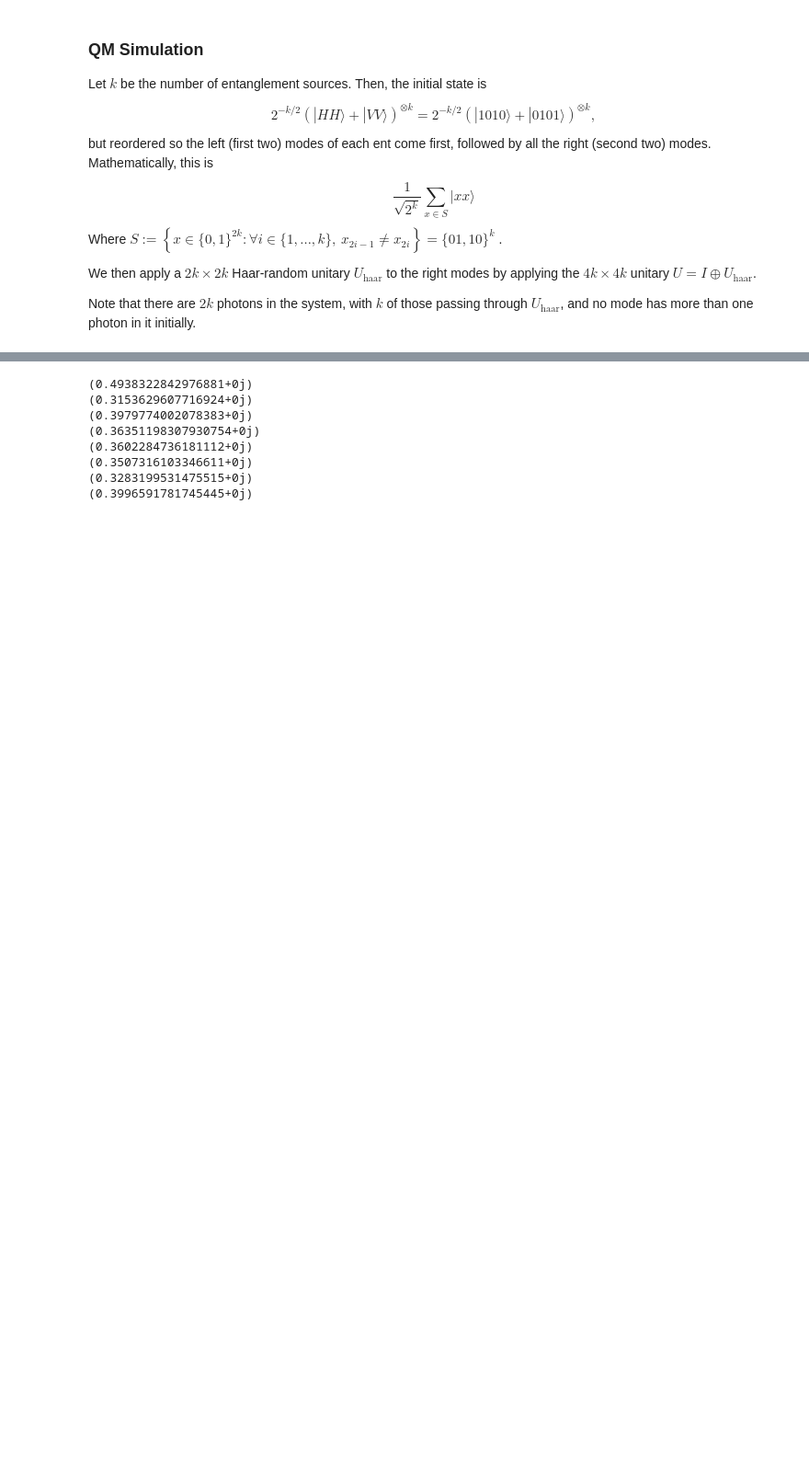
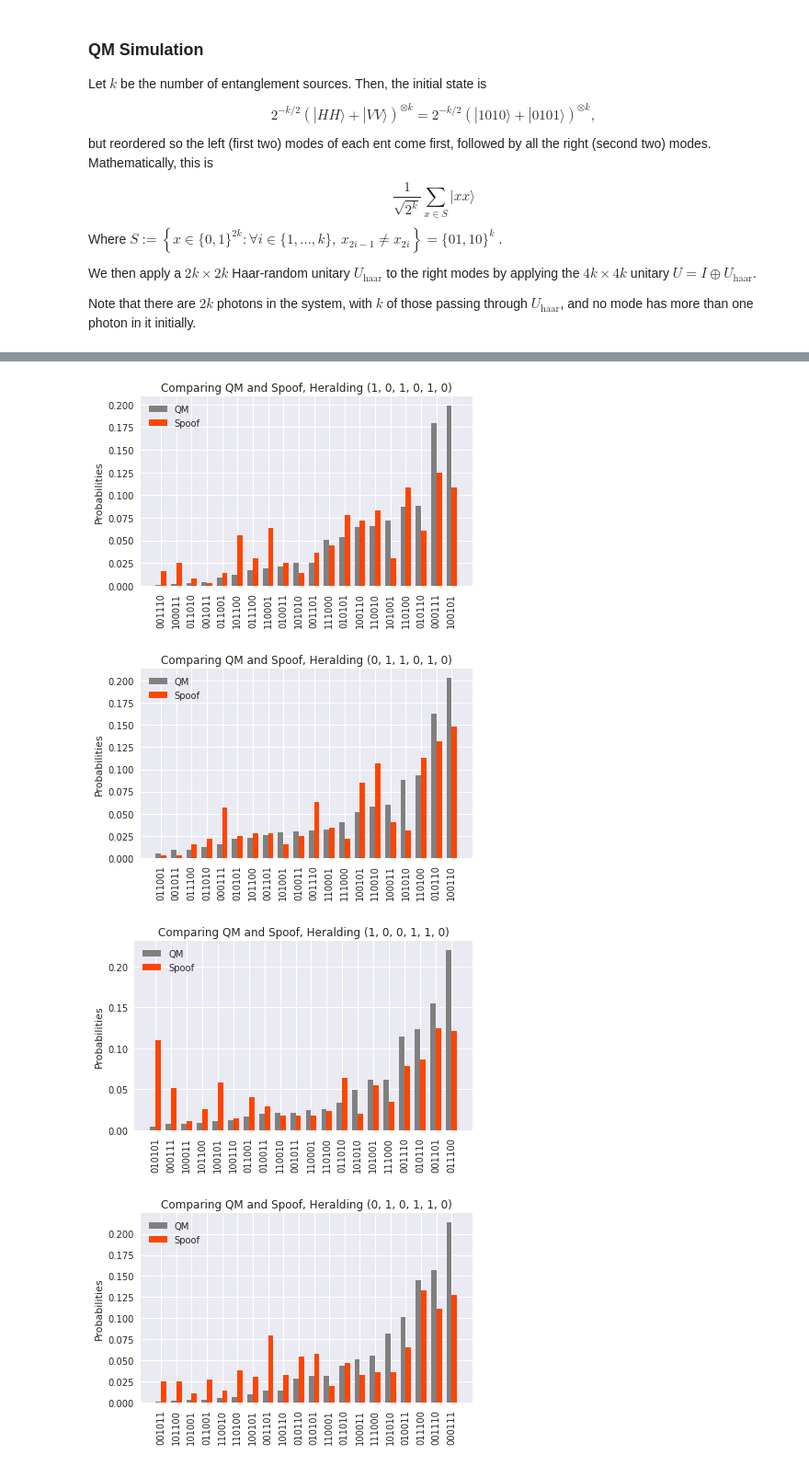
Before and after one commit to ironak/GaussianBosonSampling, a Jupyter notebook: experiments.ipynb, the cells around one changed output, grey strips where cells are left out. Shown: that part at 92% size. Saved outputs shown, nothing was run; the diff lists cells and outputs as text; code cells hidden in the pictures; blank space fills up the shorter version.

Commit message:
made estu interface more general

```diff
--- a/experiments.ipynb
+++ b/experiments.ipynb
@@ -145,33 +145,37 @@ esthru_no_heralding_or_postselection(2, N=1000000)
 # %%
-def estu(num_src, U=None, N=1000):
+def estu(num_src, U=None, heralds=None, postselection=None, N=1000):
     '''Entanglement Sources Through Unitary (ESTU) experiment.
-    Defaults to applying Haar-Random Unitary.
+    Defaults to applying Haar-Random Unitary and graphing results for all
+    possible lossless heralds with no postselection.
     Compares probability distributions for QM and Stochastic simulation models.
     Uses heralding and postselection. '''
 
     m = 2*num_src   # two modes exit the right side of each ent (rH,rV)
     n = num_src     # each ent sends one photon to the right
 
-    if not U:
+    if U is None:
         U = qr_haar(m)
     if not is_unitary(U):
         raise ValueError('U must be unitary.')
     if U.shape != (m, m):
         raise ValueError(f'Unitary must act on {m} modes.')
 
-    possible_heralds = []
-    for i in range(2**n):
-        state = [0]*m
-        for digit in range(n):
-            # each entanglement source either releases H light
-            # in both directions or V light in both directions
-            ent_index = 2*digit
-            h_or_v = (i % 2)
-            state[ent_index + h_or_v] = 1
-            i >>= 1
-        possible_heralds.append(tuple(state))
+    if heralds is None:
+        all_possible_heralds = []
+        for i in range(2**n):
+            state = [0]*m
+            for digit in range(n):
+                # each entanglement source either releases H light
+                # in both directions or V light in both directions
+                ent_index = 2*digit
+                h_or_v = (i % 2)
+                state[ent_index + h_or_v] = 1
+                i >>= 1
+            all_possible_heralds.append(tuple(state))
+        heralds = all_possible_heralds
 
-    postselection = get_antibunching_states(n, m)
+    if postselection is None:
+        postselection = get_fock_basis_states(n, m)
 
     ######################################
     ### Simulate U using QM ("theory") ###
@@ -181,7 +185,7 @@ def estu(num_src, U=None, N=1000):
 
     qm_distrs = defaultdict(lambda: defaultdict(lambda: 0))
 
-    for initial_state in possible_heralds:
+    for initial_state in heralds:
         final_state = hsu.apply(initial_state)
         qm_normalization = 0
         for measurement_outcome in final_state:
@@ -190,7 +194,6 @@ def estu(num_src, U=None, N=1000):
             qm_distrs[initial_state][measurement_outcome] = probability
             qm_normalization += probability
         if qm_normalization != 0:
-            print(qm_normalization)
             for measurement_outcome in qm_distrs[initial_state]:
                 qm_distrs[initial_state][measurement_outcome] /= qm_normalization
 
@@ -207,7 +210,7 @@ def estu(num_src, U=None, N=1000):
 
     stoch_distrs = defaultdict(lambda: defaultdict(lambda: 0))
 
-    for herald in possible_heralds:
+    for herald in heralds:
         herald_mask = trials_with_outcome(herald, dl)
         counts = Counter(map(tuple, dr.T[herald_mask]))
         stoch_normalization = 0
@@ -222,7 +225,7 @@ def estu(num_src, U=None, N=1000):
     ### Graph results ###
     #####################
 
-    for herald in possible_heralds:
+    for herald in heralds:
         distrs_sorted = []
         for det_event in postselection:
             distrs_sorted.append(
@@ -261,14 +264,13 @@ def estu(num_src, U=None, N=1000):
         plt.show()
 
     return qm_distrs, stoch_distrs
-
-qm_distrs, stoch_distrs = estu(3, N=1000000)
-# %% [output]
-(0.4938322842976881+0j)
-(0.3153629607716924+0j)
-(0.3979774002078383+0j)
-(0.36351198307930754+0j)
-(0.3602284736181112+0j)
-(0.3507316103346611+0j)
-(0.3283199531475515+0j)
-(0.3996591781745445+0j)
+# %%
+n = 3
+m = 2*n
+anti_bunching = get_antibunching_states(n,m)
+qm_distrs, stoch_distrs = estu(n, postselection=anti_bunching, N=1000000)
+# %% [output]
+[figure, added]
+[figure, added]
+[figure, added]
+[figure, added]
```
Also changed, not shown: parts of 3 cells of this notebook, 1 other file.
